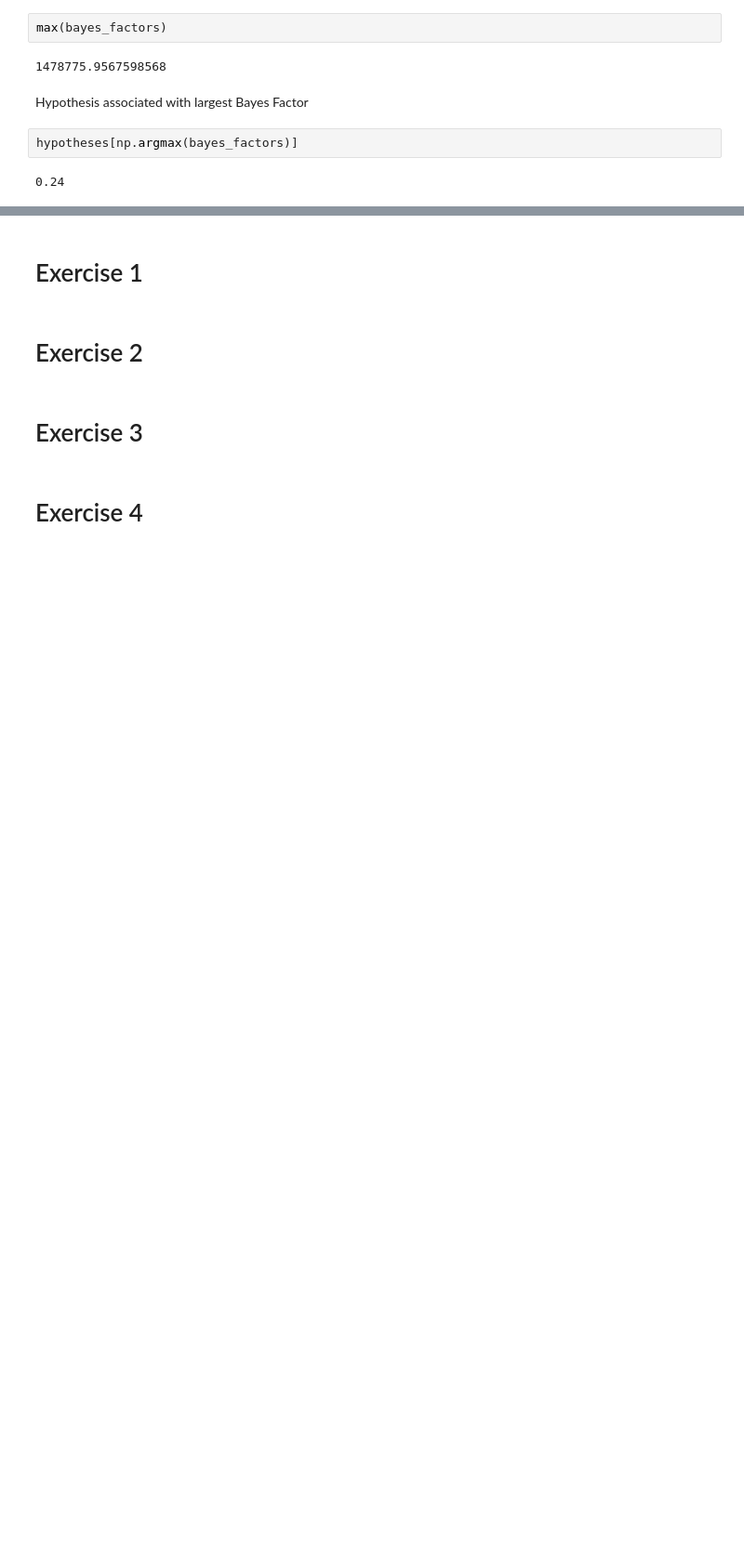
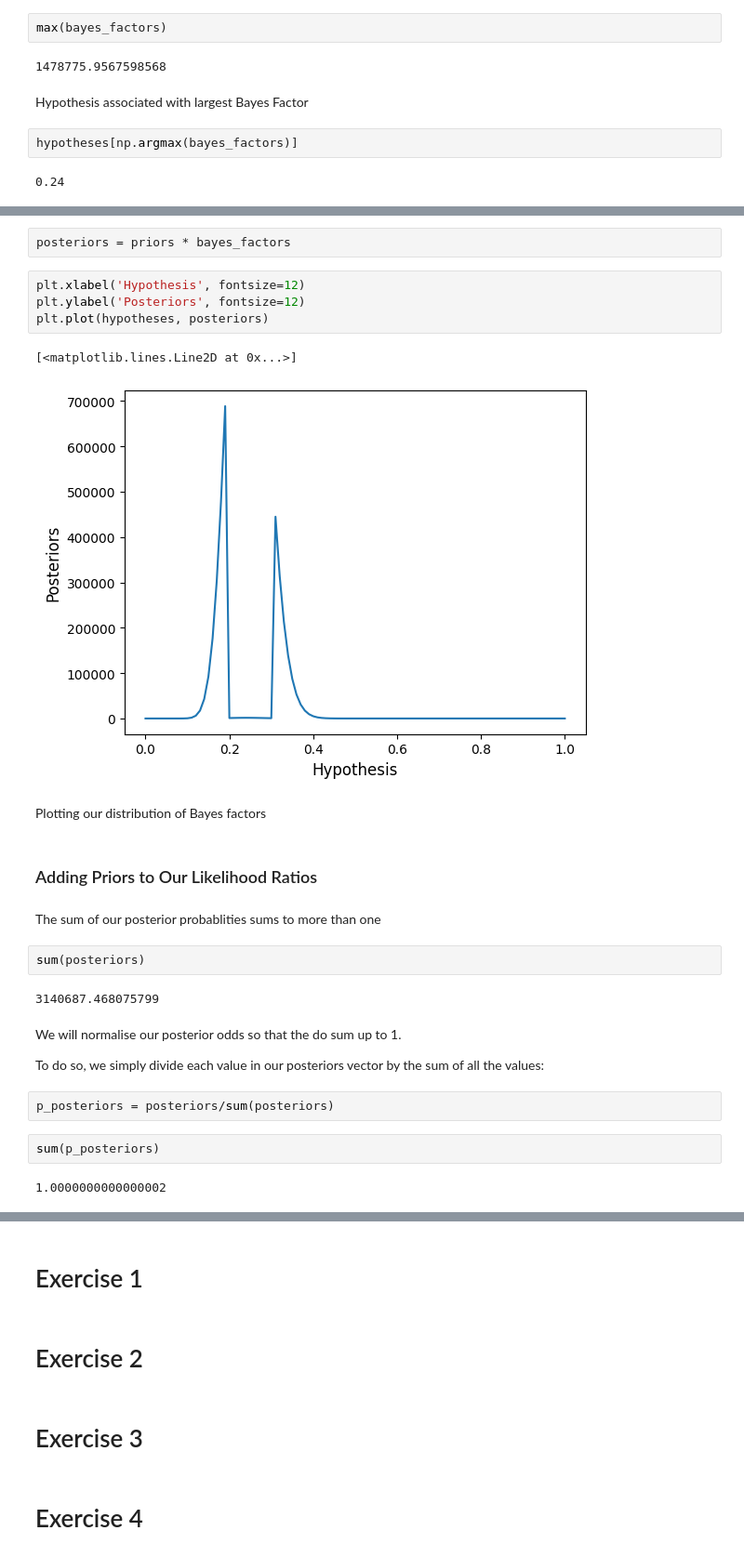
Before and after one commit to seyedrezamirkhani/bayesian_statistics_the_fun_way, a Jupyter notebook: chapter_019.ipynb, the cells around one changed output, grey strips where cells are left out. Shown: that part at 93% size. Drawn from its saved outputs; the diff is of its cells as text; blank space fills up the shorter version.

```diff
--- a/chapter_019.ipynb
+++ b/chapter_019.ipynb
@@ -54,0 +76,29 @@ hypotheses[np.argmax(bayes_factors)]
+# %%
+posteriors = priors * bayes_factors
+# %%
+plt.xlabel('Hypothesis', fontsize=12)
+plt.ylabel('Posteriors', fontsize=12)
+plt.plot(hypotheses, posteriors)
+# %% [output]
+[<matplotlib.lines.Line2D at 0x...>]
+[figure, added]
+# %% [markdown]
+Plotting our distribution of Bayes factors
+# %% [markdown]
+### Adding Priors to Our Likelihood Ratios
+# %% [markdown]
+The sum of our posterior probablities sums to more than one
+# %%
+sum(posteriors)
+# %% [output]
+3140687.468075799
+# %% [markdown]
+We will normalise our posterior odds so that the do sum up to 1.
+
+To do so, we simply divide each value in our posteriors vector by the sum of all the values:
+# %%
+p_posteriors = posteriors/sum(posteriors)
+# %%
+sum(p_posteriors)
+# %% [output]
+1.0000000000000002
```
Also changed, not shown: parts of 16 cells of this notebook.
